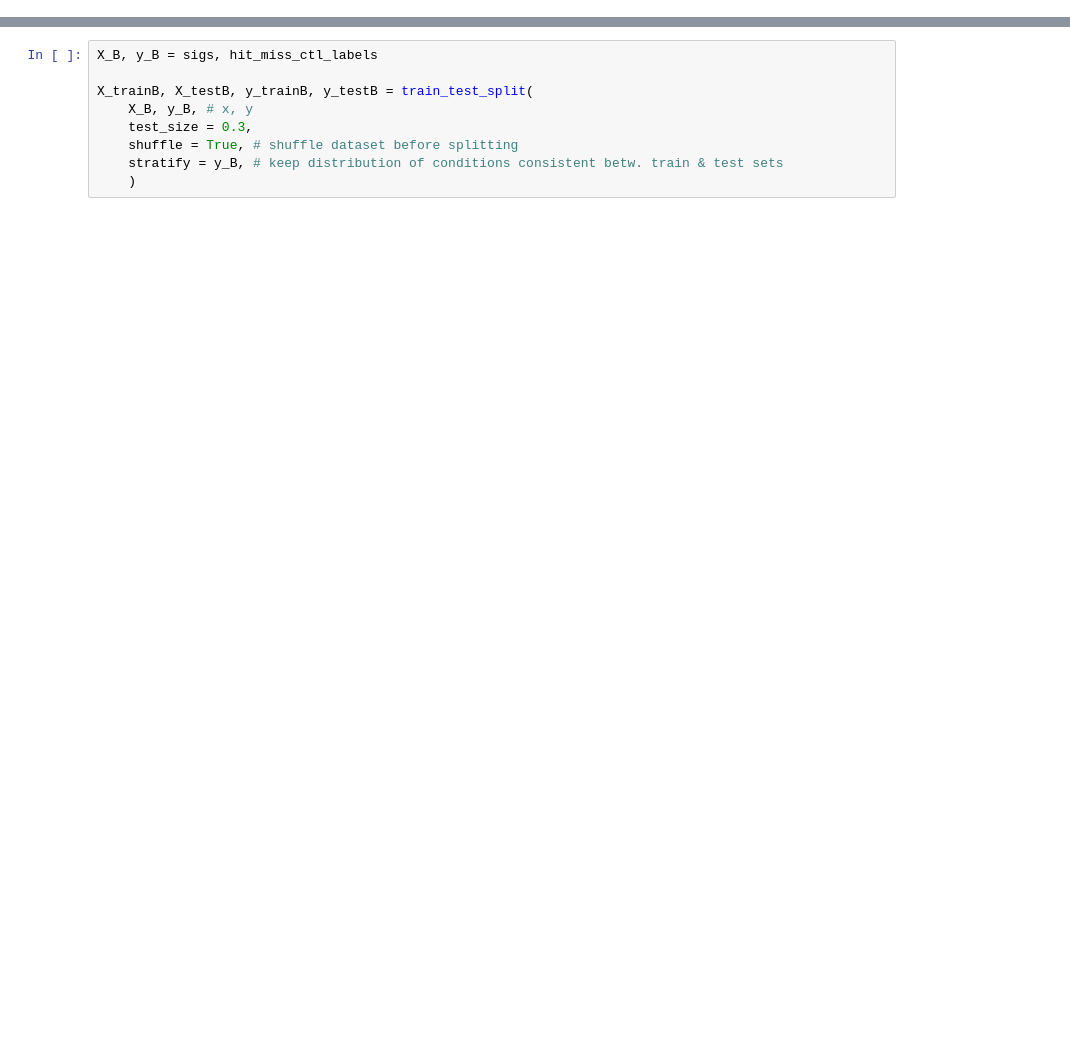
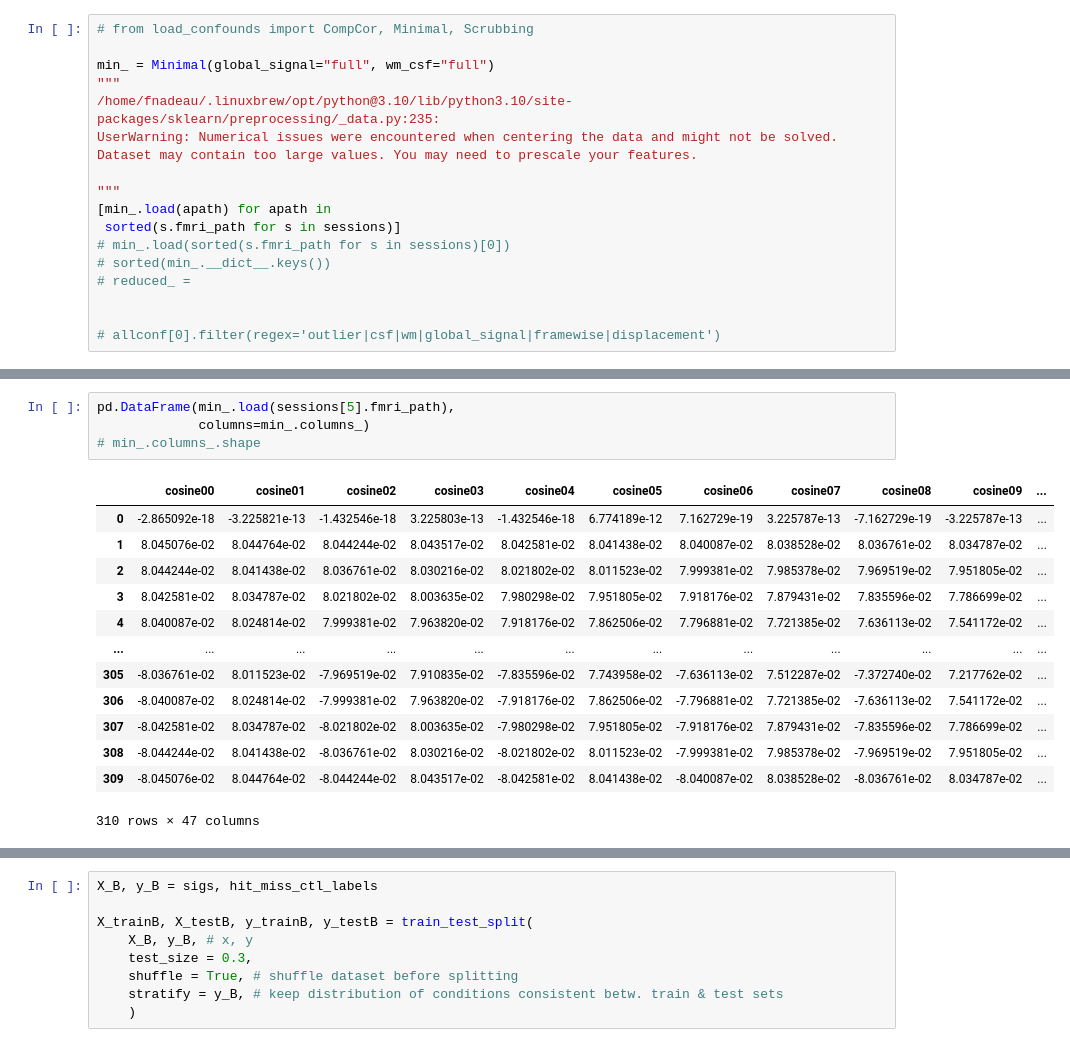
Before and after one commit to courtois-neuromod/cimaq_memory, a Jupyter notebook: extract_features/Untitled.ipynb, the cells around one changed output, grey strips where cells are left out. Saved outputs shown, nothing was run; the diff lists cells and outputs as text; blank space fills up the shorter version.

```diff
--- a/extract_features/Untitled.ipynb
+++ b/extract_features/Untitled.ipynb
@@ -263,0 +181,18 @@ X_train, X_test, y_train, y_test = train_test_split(
+# %%
+# from load_confounds import CompCor, Minimal, Scrubbing
+
+min_ = Minimal(global_signal="full", wm_csf="full")
+"""
+/home/fnadeau/.linuxbrew/opt/python@3.10/lib/python3.10/site-packages/sklearn/preprocessing/_data.py:235:
+UserWarning: Numerical issues were encountered when centering the data and might not be solved.
+Dataset may contain too large values. You may need to prescale your features.
+
+"""
+[min_.load(apath) for apath in
+ sorted(s.fmri_path for s in sessions)]
+# min_.load(sorted(s.fmri_path for s in sessions)[0])
+# sorted(min_.__dict__.keys())
+# reduced_ =
+
+
+# allconf[0].filter(regex='outlier|csf|wm|global_signal|framewise|displacement')
@@ -263,0 +211,18 @@ X_train, X_test, y_train, y_test = train_test_split(
+# %%
+pd.DataFrame(min_.load(sessions[5].fmri_path),
+             columns=min_.columns_)
+# min_.columns_.shape
+# %% [output]
+|  | cosine00 | cosine01 | cosine02 | cosine03 | cosine04 | cosine05 | cosine06 | cosine07 | cosine08 | cosine09 | ... |
+| 0 | -2.865092e-18 | -3.225821e-13 | -1.432546e-18 | 3.225803e-13 | -1.432546e-18 | 6.774189e-12 | 7.162729e-19 | 3.225787e-13 | -7.162729e-19 | -3.225787e-13 | ... |
+| 1 | 8.045076e-02 | 8.044764e-02 | 8.044244e-02 | 8.043517e-02 | 8.042581e-02 | 8.041438e-02 | 8.040087e-02 | 8.038528e-02 | 8.036761e-02 | 8.034787e-02 | ... |
+| 2 | 8.044244e-02 | 8.041438e-02 | 8.036761e-02 | 8.030216e-02 | 8.021802e-02 | 8.011523e-02 | 7.999381e-02 | 7.985378e-02 | 7.969519e-02 | 7.951805e-02 | ... |
+| 3 | 8.042581e-02 | 8.034787e-02 | 8.021802e-02 | 8.003635e-02 | 7.980298e-02 | 7.951805e-02 | 7.918176e-02 | 7.879431e-02 | 7.835596e-02 | 7.786699e-02 | ... |
+| 4 | 8.040087e-02 | 8.024814e-02 | 7.999381e-02 | 7.963820e-02 | 7.918176e-02 | 7.862506e-02 | 7.796881e-02 | 7.721385e-02 | 7.636113e-02 | 7.541172e-02 | ... |
+| ... | ... | ... | ... | ... | ... | ... | ... | ... | ... | ... | ... |
+| 305 | -8.036761e-02 | 8.011523e-02 | -7.969519e-02 | 7.910835e-02 | -7.835596e-02 | 7.743958e-02 | -7.636113e-02 | 7.512287e-02 | -7.372740e-02 | 7.217762e-02 | ... |
+| 306 | -8.040087e-02 | 8.024814e-02 | -7.999381e-02 | 7.963820e-02 | -7.918176e-02 | 7.862506e-02 | -7.796881e-02 | 7.721385e-02 | -7.636113e-02 | 7.541172e-02 | ... |
+| 307 | -8.042581e-02 | 8.034787e-02 | -8.021802e-02 | 8.003635e-02 | -7.980298e-02 | 7.951805e-02 | -7.918176e-02 | 7.879431e-02 | -7.835596e-02 | 7.786699e-02 | ... |
+| 308 | -8.044244e-02 | 8.041438e-02 | -8.036761e-02 | 8.030216e-02 | -8.021802e-02 | 8.011523e-02 | -7.999381e-02 | 7.985378e-02 | -7.969519e-02 | 7.951805e-02 | ... |
+| 309 | -8.045076e-02 | 8.044764e-02 | -8.044244e-02 | 8.043517e-02 | -8.042581e-02 | 8.041438e-02 | -8.040087e-02 | 8.038528e-02 | -8.036761e-02 | 8.034787e-02 | ... |
+310 rows × 47 columns
```
Also changed, not shown: parts of 201 cells of this notebook, 29 other files.
